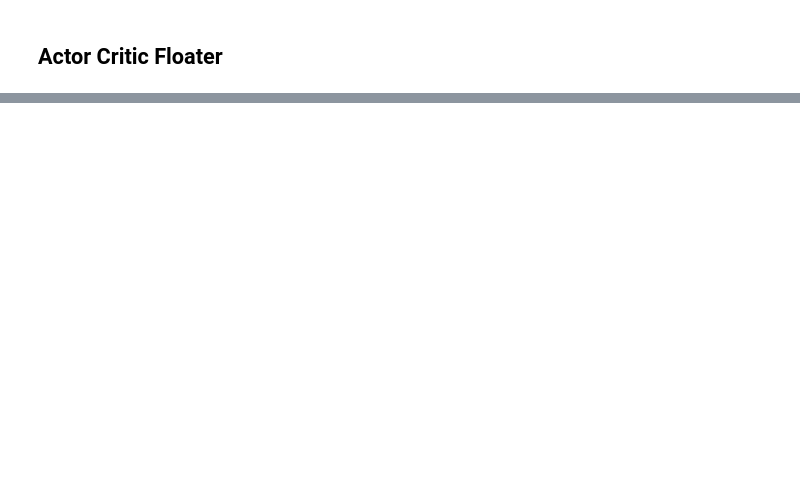
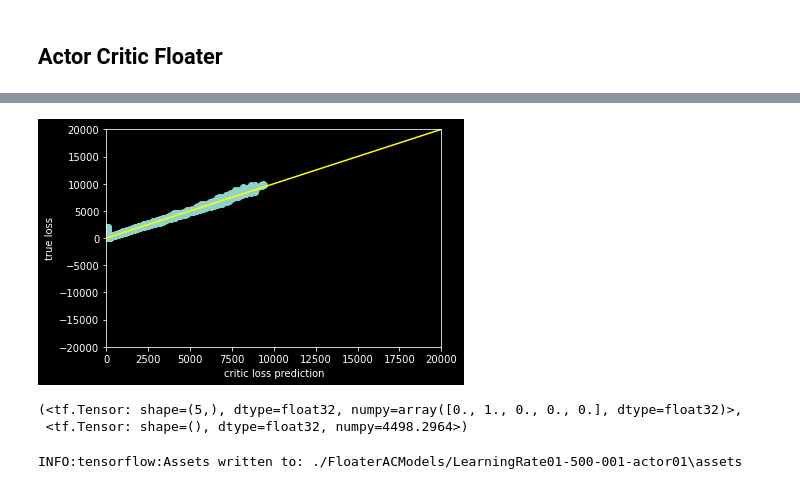
Before and after one commit to dtersegno/cannon, a Jupyter notebook: floater.ipynb, the cells around one changed output, grey strips where cells are left out. Saved outputs shown, nothing was run; the diff lists cells and outputs as text; code cells hidden in the pictures; blank space fills up the shorter version.

```diff
--- a/floater.ipynb
+++ b/floater.ipynb
@@ -334,0 +376,20 @@ dtype: int64
+# %%
+boundary = 20000
+plt.scatter(all_critic_values, all_loss_values)
+plt.plot([0,boundary],[0,boundary], color = 'yellow')
+plt.xlabel('critic loss prediction')
+plt.ylabel('true loss')
+plt.xlim(0,boundary)
+plt.ylim(-boundary,boundary)
+plt.show();
+# %% [output]
+[figure, added]
+# %%
+pilot(state)
+# %% [output]
+(<tf.Tensor: shape=(5,), dtype=float32, numpy=array([0., 1., 0., 0., 0.], dtype=float32)>,
+ <tf.Tensor: shape=(), dtype=float32, numpy=4498.2964>)
+# %%
+pilot.save('./FloaterACModels/LearningRate01-500-001-actor01         ')
+# %% [output]
+INFO:tensorflow:Assets written to: ./FloaterACModels/LearningRate01-500-001-actor01\assets
```
Also changed, not shown: parts of 9 cells of this notebook, 4 other files.
